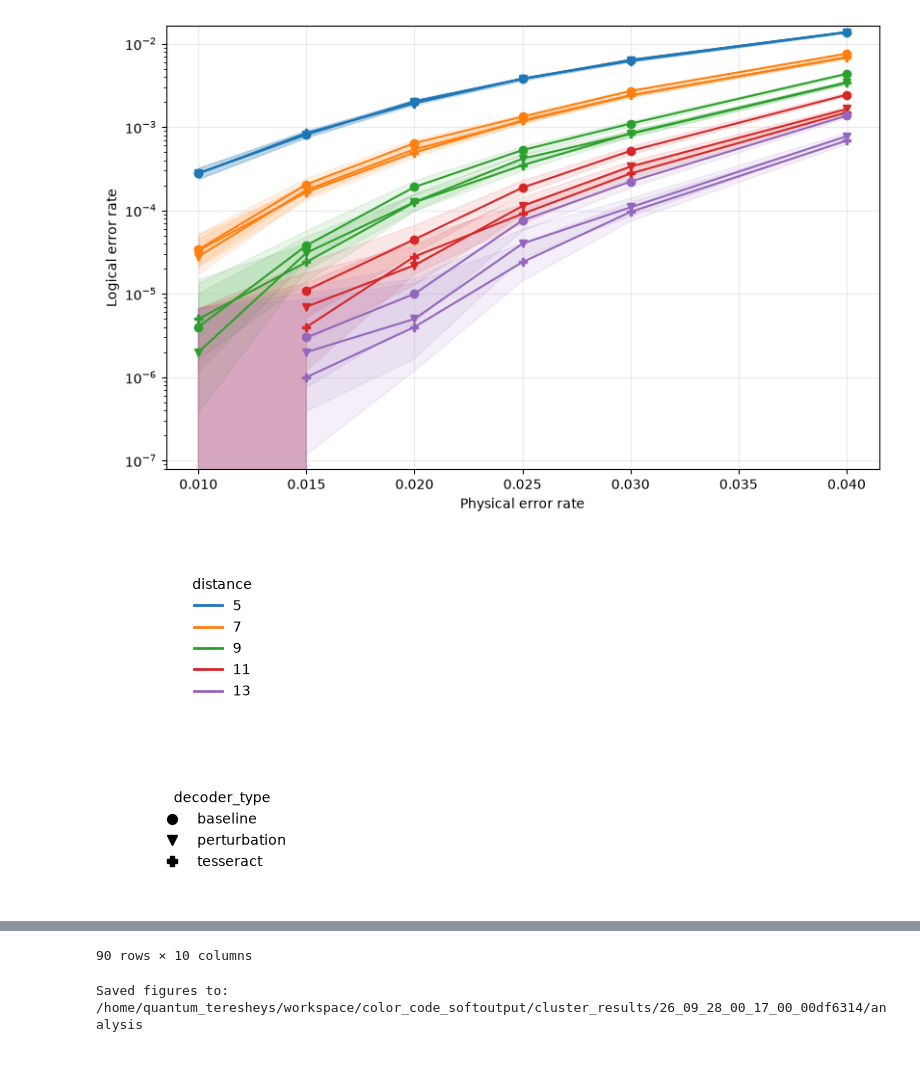
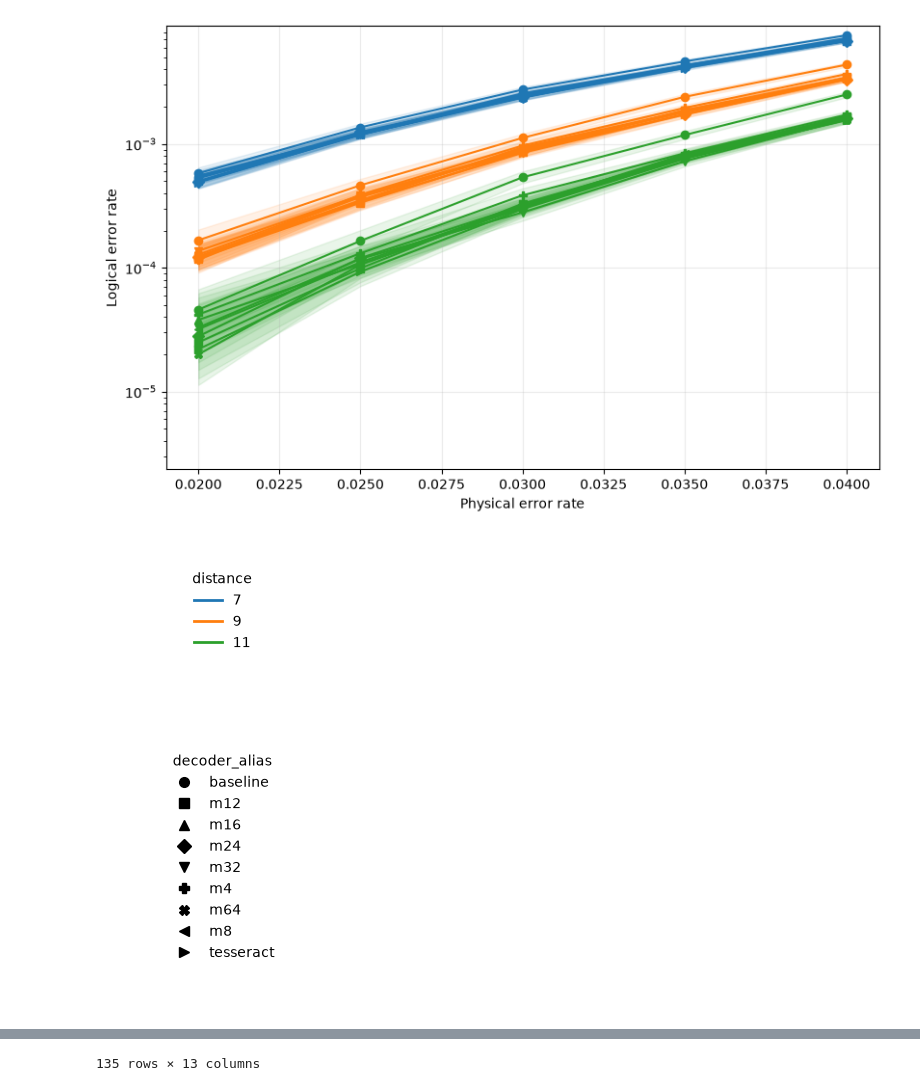
Before and after one commit to AKTKN/color_code_softoutput, a Jupyter notebook: notebooks/color_correlated_decoding.ipynb, the cells around one changed output, grey strips where cells are left out. Saved outputs shown, nothing was run; the diff lists cells and outputs as text; code cells hidden in the pictures; blank space fills up the shorter version.

```diff
--- a/notebooks/color_correlated_decoding.ipynb
+++ b/notebooks/color_correlated_decoding.ipynb
@@ -20,13 +20,27 @@ import color_code_softoutput.analysis.color_correlated as color_correlated_analy
 importlib.reload(workflow_config)
 importlib.reload(color_correlated_analysis)
 ColorCorrelatedRun = color_correlated_analysis.ColorCorrelatedRun
+import color_code_softoutput.analysis.color_correlated_comparison as comparison_analysis
+importlib.reload(comparison_analysis)
+ColorCorrelatedComparison = comparison_analysis.ColorCorrelatedComparison
 
-# Edit this path to select a completed run.
-run_path = PROJECT_ROOT / "cluster_results/26_09_28_00_17_00_00df6314"
-run = ColorCorrelatedRun(run_path)
+# Primary run supplies the main data and preferred representative baselines.
+run_path = PROJECT_ROOT / "cluster_results/26_09_28_15_33_34_7f861167"
+# Import selected points from previous runs; use [] to analyze only the primary.
+# additional_sources = []
+additional_sources = [
+    {
+        "run_directory": PROJECT_ROOT / "cluster_results/26_09_28_14_38_26_779e2a31",
+        "filter": {"decoder_alias": "tesseract"},
+        # "alias_map": {"tesseract": "tesseract_previous"},
+    },
+]
+run = ColorCorrelatedComparison(run_path, additional_sources=additional_sources)
 print("Run:", run.run_directory)
 print("Start:", run.run_log["simulation_start_time"])
 print("End:", run.run_log["simulation_end_time"])
 print("Planned points:", len(run.catalog))
 print("logical_error files present:", int(run.catalog["data_available"].sum()), "/", len(run.catalog))
+print("Selected source runs:")
+display(run.source_manifest)
 # %% [output]
@@ -80,18 +105,19 @@ Use scalar or list values in `filter`, for example `{"distance": [3, 5], "noise_
 # %%
 filter = {
     # "distance": [3, 5],
-    "decoder_type": ["perturbation", "tesseract"],
+    # "decoder_alias": ["Stage2_original_perturbation", "Stage2_perturbed_perturbation"],
+    # "decoder_type": ["perturbation", "tesseract"],
 }
 better_weight_filter = filter  # set a separate mapping to filter this table
 effect_filter = filter  # set a separate mapping to filter this table
-group_by = ["distance", "decoder_type"]  # first: color; second: marker
+group_by = ["distance", "decoder_alias"]  # first: color; second: marker
 baseline_compare = True  # one paired baseline per physical condition
 yscale = "log"  # "log" or "linear"
 plot_width = 7.4  # main axes width in inches
 plot_height = 4.6  # main axes height in inches
 # Legend layout is independent of the main plot.
 legend_options = dict(fontsize=10, row_height=0.35, width=3.0, ncol=1)
-save_figure = True
+save_figure = False
 
 print("Selected points:")
 display(run.select(filter))
@@ -123,36 +145,36 @@ The returned table includes shots, failures, LER, and 99% Wilson bounds. With ba
 # %%
 figure, axes, ler_table = run.plot_ler(
     filter=filter,
     group_by=group_by,
     baseline_compare=baseline_compare,
     yscale=yscale,
     plot_width=plot_width,
     plot_height=plot_height,
 )
 ler_legends = run.plot_legends(ler_table, group_by=group_by, **legend_options)
 # Customize independently here, for example:
 # axes.set_title("...")
 # ler_legends["distance"][0].set_size_inches(2.0, 2.5)
-# ler_legends["decoder_type"][1].get_legend().set_title("Decoder")
+# ler_legends["decoder_alias"][1].get_legend().set_title("Decoder")
 display(figure)
 plt.close(figure)
 for legend_figure, legend_axes in ler_legends.values():
     display(legend_figure)
     plt.close(legend_figure)
-columns = ["distance", "decoder_type", "physical_error_rate", "shots", "failures", "logical_error_rate", "ler_low", "ler_high"]
+columns = ["distance", "decoder_alias", "decoder_type", "source_run", "physical_error_rate", "shots", "failures", "logical_error_rate", "ler_low", "ler_high"]
 if baseline_compare:
-    columns[2:2] = ["source_decoder_type", "metric"]
+    columns[3:3] = ["source_decoder_alias", "source_decoder_type", "metric"]
 display(ler_table[columns])
 if save_figure:
     output_dir = run.run_directory / "analysis"
     output_dir.mkdir(exist_ok=True)
     stem = "color_correlated_ler_with_baseline" if baseline_compare else "color_correlated_ler"
     figures = {stem: figure, **{f"{stem}_legend_{name}": pair[0] for name, pair in ler_legends.items()}}
     for name, saved_figure in figures.items():
         for extension in ("png", "pdf"):
             saved_figure.savefig(output_dir / f"{name}.{extension}", dpi=200, bbox_inches="tight")
     print("Saved figures to:", output_dir)
 # %% [output]
-[figure, old version]
+[figure, new version]
-[figure, old version]
+[figure, new version]
-[figure, old version]
+[figure, new version]
@@ -171,5 +193,4 @@ if save_figure:
-90 rows × 10 columns
+135 rows × 13 columns
-Saved figures to: /home/quantum_teresheys/workspace/color_code_softoutput/cluster_results/26_09_28_00_17_00_00df6314/analysis
 # %% [markdown]
 ## LER improvement ratio versus code distance
 
```
Also changed, not shown: parts of 16 cells of this notebook, 20 other files.
